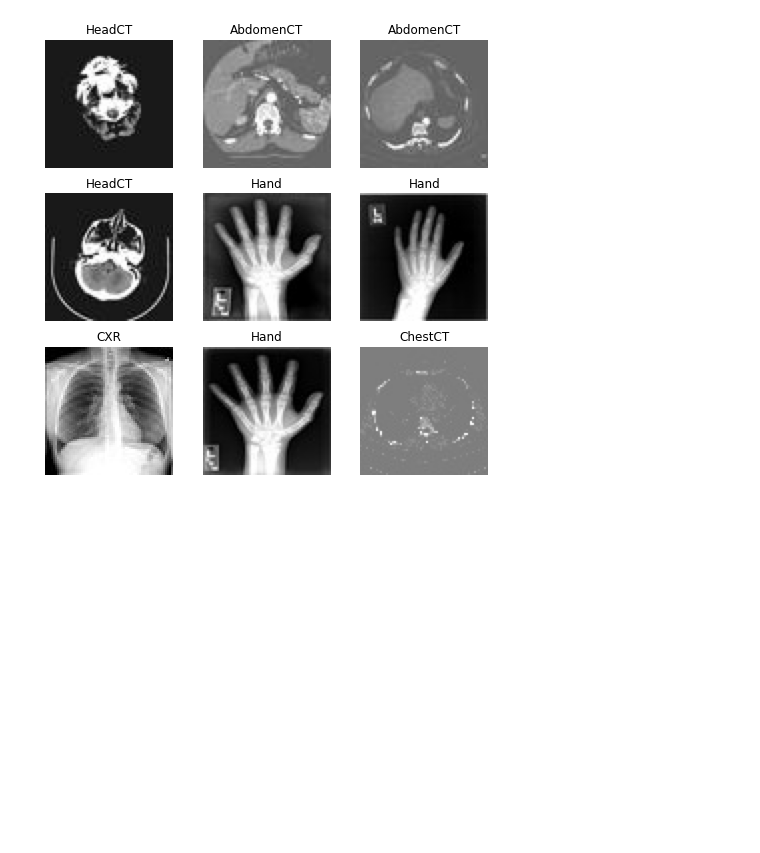
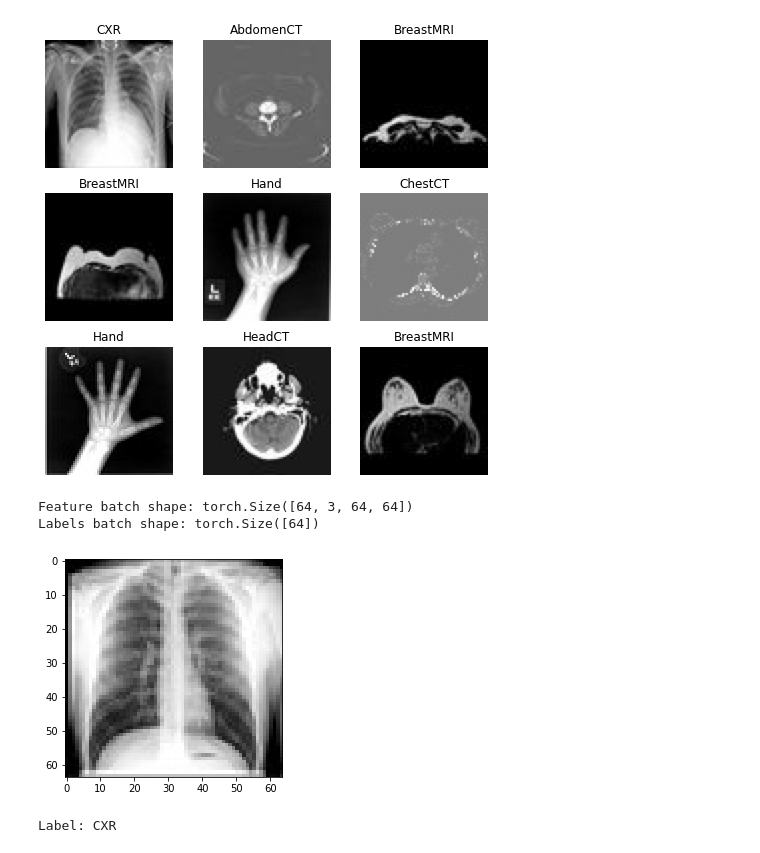
Before and after one commit to mak-en/medical_MNIST, a Jupyter notebook: classification.ipynb, the cells around one changed output. Drawn from its saved outputs; the diff is of its cells as text; code cells hidden in the pictures; blank space fills up the shorter version.

Commit message:
dataloader visualizer

```diff
--- a/classification.ipynb
+++ b/classification.ipynb
@@ -111,7 +89,12 @@ class MedicalMNIST(pl.LightningDataModule):
 # %%
 dm = MedicalMNIST()
 dm.prepare_data()
 dm.setup()
 dm.visualize_dataset()
+dm.visualize_dataloader()
 # %% [output]
-[figure, old version]
+[figure, new version]
+Feature batch shape: torch.Size([64, 3, 64, 64])
+Labels batch shape: torch.Size([64])
+[figure, added]
+Label: CXR
```
Also changed, not shown: parts of 4 cells of this notebook.
